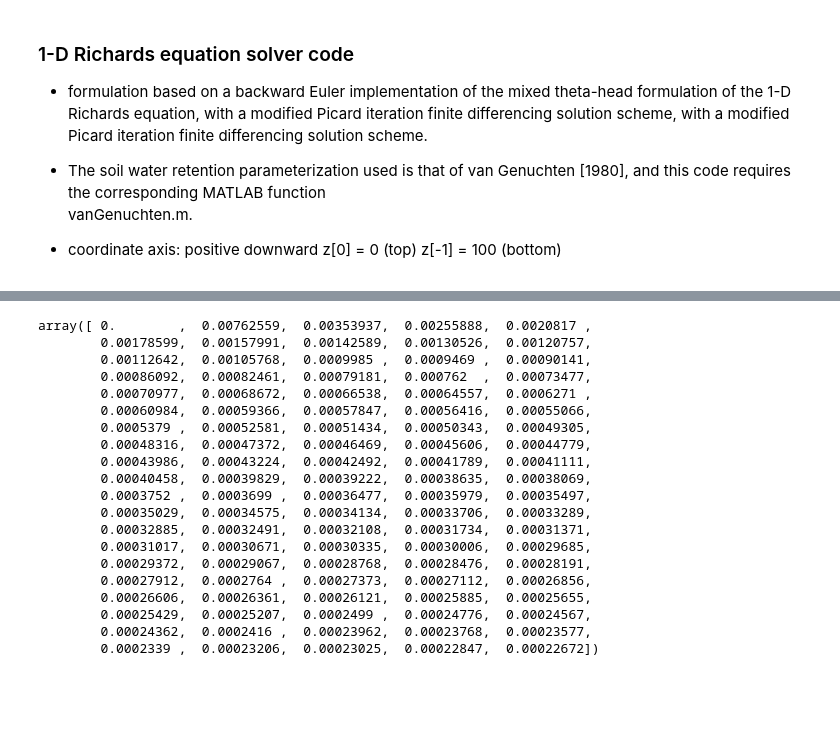
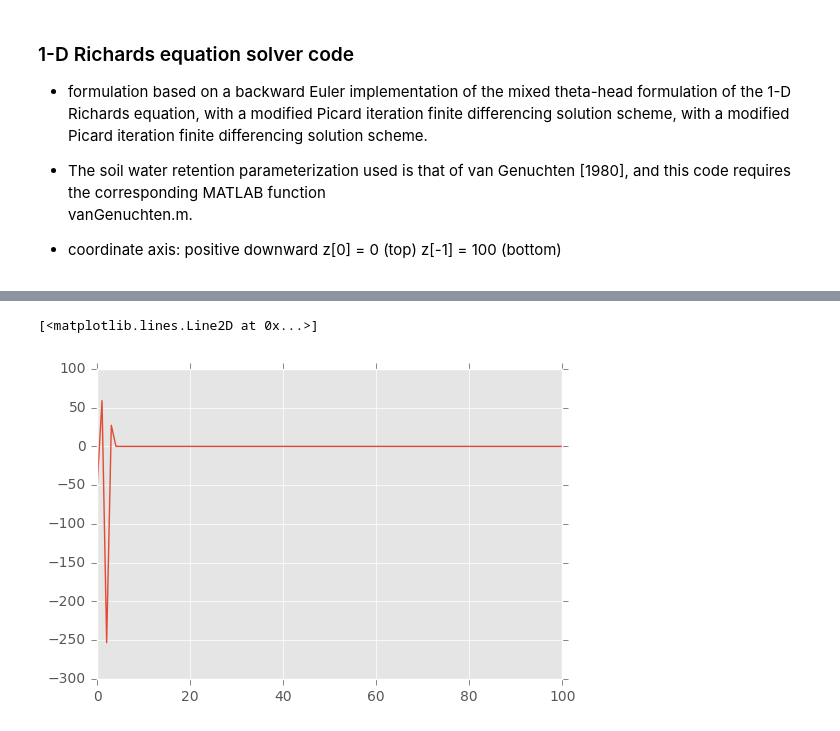
Before and after one commit to octavia-crompton/SWE, a Jupyter notebook: richards/Richards picard - fluxes.ipynb, the cells around one changed output, grey strips where cells are left out. Cells and saved outputs as stored; diff of their text form; code cells hidden in the pictures; blank space fills up the shorter version.

```diff
--- a/richards/Richards picard - fluxes.ipynb
+++ b/richards/Richards picard - fluxes.ipynb
@@ -223,23 +236,0 @@ fluxin =  -  ktop*((H[1] - H[0])/dz + 1.)*dt   # top flux
-# %%
-fluxin/dt
-# %% [output]
-array([ 0.        ,  0.00762559,  0.00353937,  0.00255888,  0.0020817 ,
-        0.00178599,  0.00157991,  0.00142589,  0.00130526,  0.00120757,
-        0.00112642,  0.00105768,  0.0009985 ,  0.0009469 ,  0.00090141,
-        0.00086092,  0.00082461,  0.00079181,  0.000762  ,  0.00073477,
-        0.00070977,  0.00068672,  0.00066538,  0.00064557,  0.0006271 ,
-        0.00060984,  0.00059366,  0.00057847,  0.00056416,  0.00055066,
-        0.0005379 ,  0.00052581,  0.00051434,  0.00050343,  0.00049305,
-        0.00048316,  0.00047372,  0.00046469,  0.00045606,  0.00044779,
-        0.00043986,  0.00043224,  0.00042492,  0.00041789,  0.00041111,
-        0.00040458,  0.00039829,  0.00039222,  0.00038635,  0.00038069,
-        0.0003752 ,  0.0003699 ,  0.00036477,  0.00035979,  0.00035497,
-        0.00035029,  0.00034575,  0.00034134,  0.00033706,  0.00033289,
-        0.00032885,  0.00032491,  0.00032108,  0.00031734,  0.00031371,
-        0.00031017,  0.00030671,  0.00030335,  0.00030006,  0.00029685,
-        0.00029372,  0.00029067,  0.00028768,  0.00028476,  0.00028191,
-        0.00027912,  0.0002764 ,  0.00027373,  0.00027112,  0.00026856,
-        0.00026606,  0.00026361,  0.00026121,  0.00025885,  0.00025655,
-        0.00025429,  0.00025207,  0.0002499 ,  0.00024776,  0.00024567,
-        0.00024362,  0.0002416 ,  0.00023962,  0.00023768,  0.00023577,
-        0.0002339 ,  0.00023206,  0.00023025,  0.00022847,  0.00022672])
@@ -250,0 +237,5 @@ newmass = (THETA[:, 1:] - THETA[:, :-1]).sum(0)   #  change in mass
+# %%
+plt.plot(deltam)
+# %% [output]
+[<matplotlib.lines.Line2D at 0x...>]
+[figure, added]
```
Also changed, not shown: parts of 20 cells of this notebook, 54 other files.
